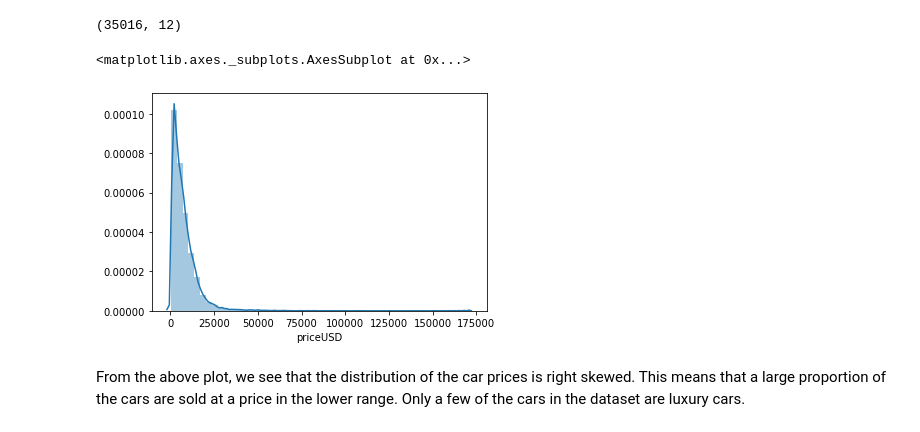
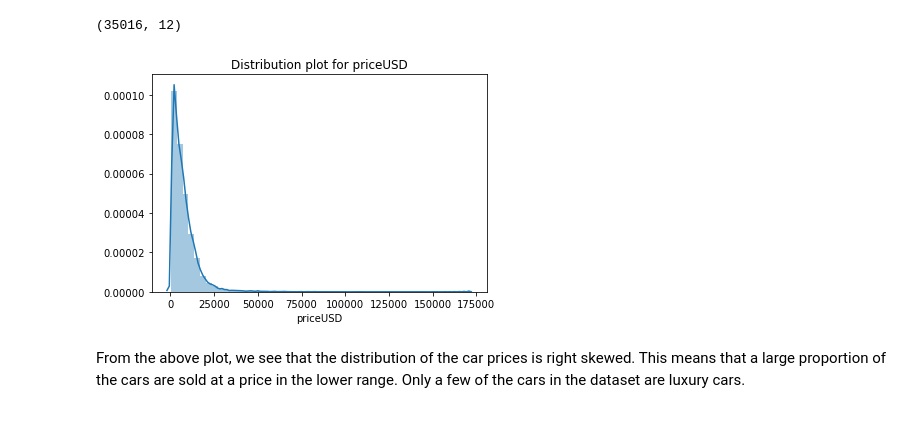
Before and after one commit to JyothiTom/Mechademy_Challenges, a Jupyter notebook: CarsPrices.ipynb, the cells around one changed output. Saved outputs shown, nothing was run; the diff lists cells and outputs as text; code cells hidden in the pictures.

```diff
--- a/CarsPrices.ipynb
+++ b/CarsPrices.ipynb
@@ -63,10 +63,14 @@ cars_prices.dropna(inplace=True)
 cars_prices.shape
 # %% [output]
 (35016, 12)
+# %%
+#To get the distribution plot of some variables
+def distplot(df, col):
+    sns.distplot(df[col])
+    plt.title('Distribution plot for '+ col)
 # %%
-sns.distplot(cars_prices.priceUSD)
+distplot(cars_prices, 'priceUSD')
 # %% [output]
-<matplotlib.axes._subplots.AxesSubplot at 0x...>
-[figure, old version]
+[figure, new version]
 # %% [markdown]
 From the above plot, we see that the distribution of the car prices is right skewed. This means that a large proportion of the cars are sold at a price in the lower range. Only a few of the cars in the dataset are luxury cars.
```
Also changed, not shown: parts of 43 cells of this notebook.
